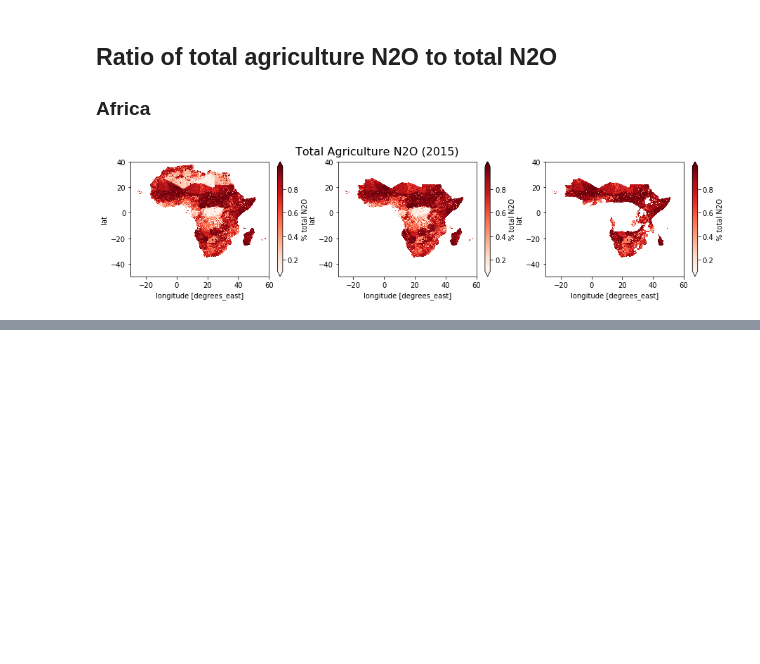
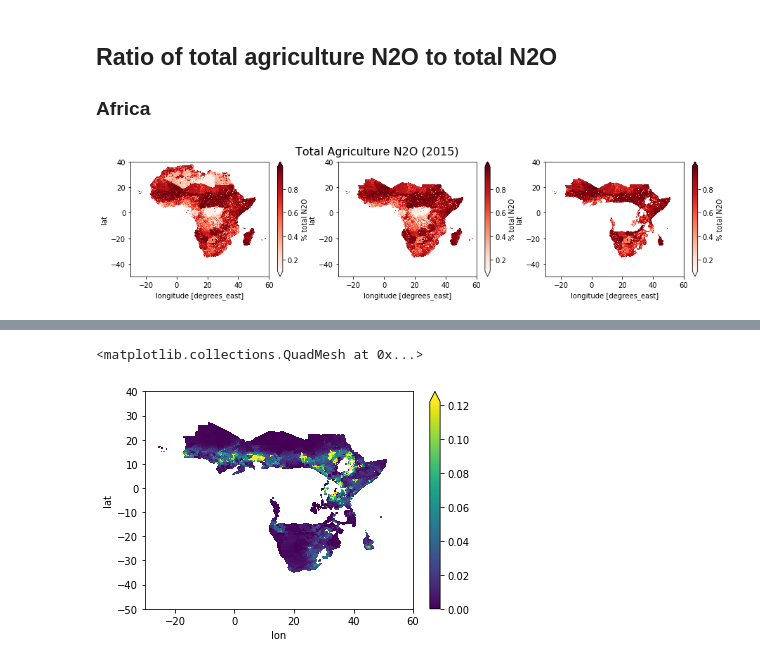
Before and after one commit to cwerner/edgar5-analysis-africa, a Jupyter notebook: analysis.ipynb, the cells around one changed output, grey strips where cells are left out. Drawn from its saved outputs; the diff is of its cells as text; code cells hidden in the pictures; blank space fills up the shorter version.

```diff
--- a/analysis.ipynb
+++ b/analysis.ipynb
@@ -300,0 +338,6 @@ multi_plot([(manure+soil+indirect)/totaln2o*m for m in [africa, subsahara, subsa
+# %%
+# kg N ha-1 yr-1 ???
+((fraction * 49_400_000)*subsaharadry/area).plot(robust=True)
+# %% [output]
+<matplotlib.collections.QuadMesh at 0x...>
+[figure, added]
```
Also changed, not shown: parts of 7 cells of this notebook.
